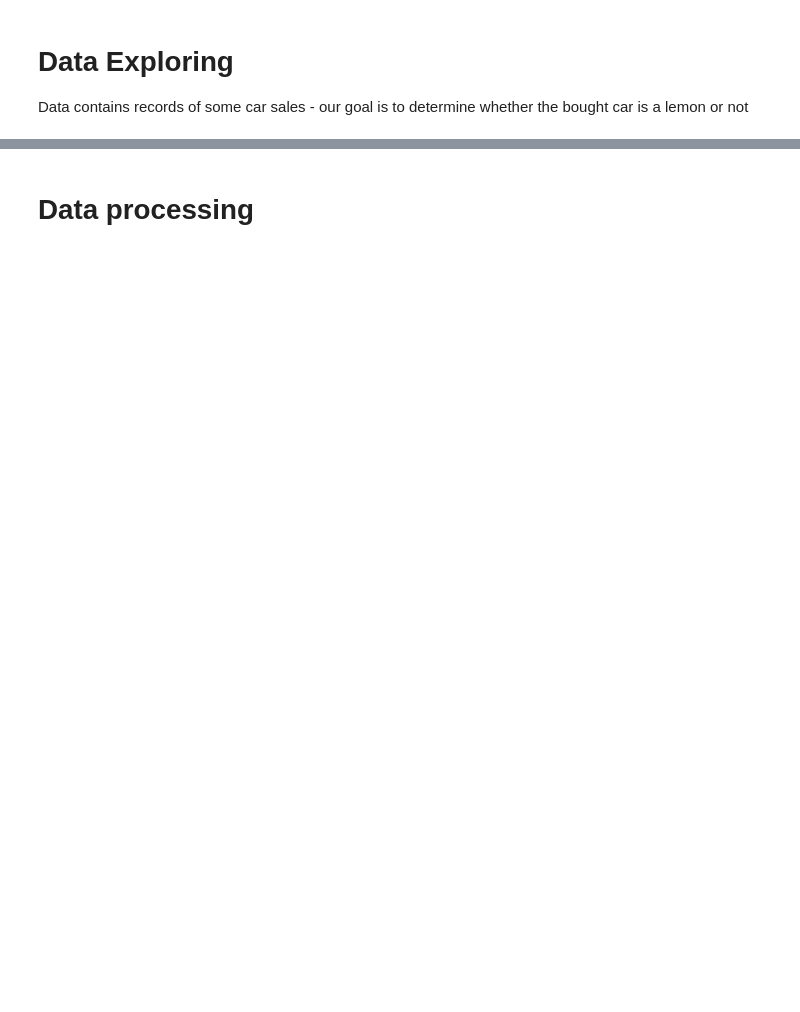
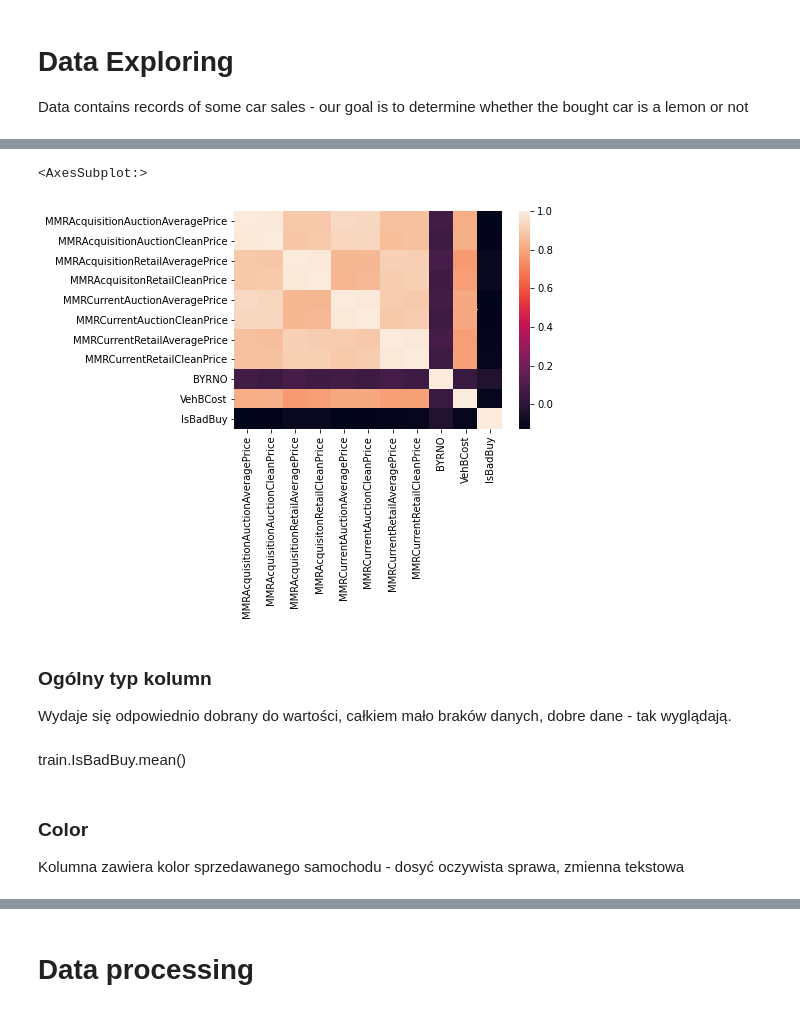
Before and after one commit to Koliber216/DontGetKicked-ML-Classification, a Jupyter notebook: tymek.ipynb, the cells around one changed output, grey strips where cells are left out. Saved outputs shown, nothing was run; the diff lists cells and outputs as text; code cells hidden in the pictures; blank space fills up the shorter version.

```diff
--- a/tymek.ipynb
+++ b/tymek.ipynb
@@ -45,0 +125,13 @@ train.head()
+# %%
+sns.heatmap(train.corr(method="spearman"))
+# %% [output]
+<AxesSubplot:>
+[figure, added]
+# %% [markdown]
+### Ogólny typ kolumn
+Wydaje się odpowiednio dobrany do wartości, całkiem mało braków danych, dobre dane - tak wyglądają.
+# %% [markdown]
+train.IsBadBuy.mean()
+# %% [markdown]
+### Color
+Kolumna zawiera kolor sprzedawanego samochodu - dosyć oczywista sprawa, zmienna tekstowa
```
Also changed, not shown: parts of 88 cells of this notebook, 2 other files.
